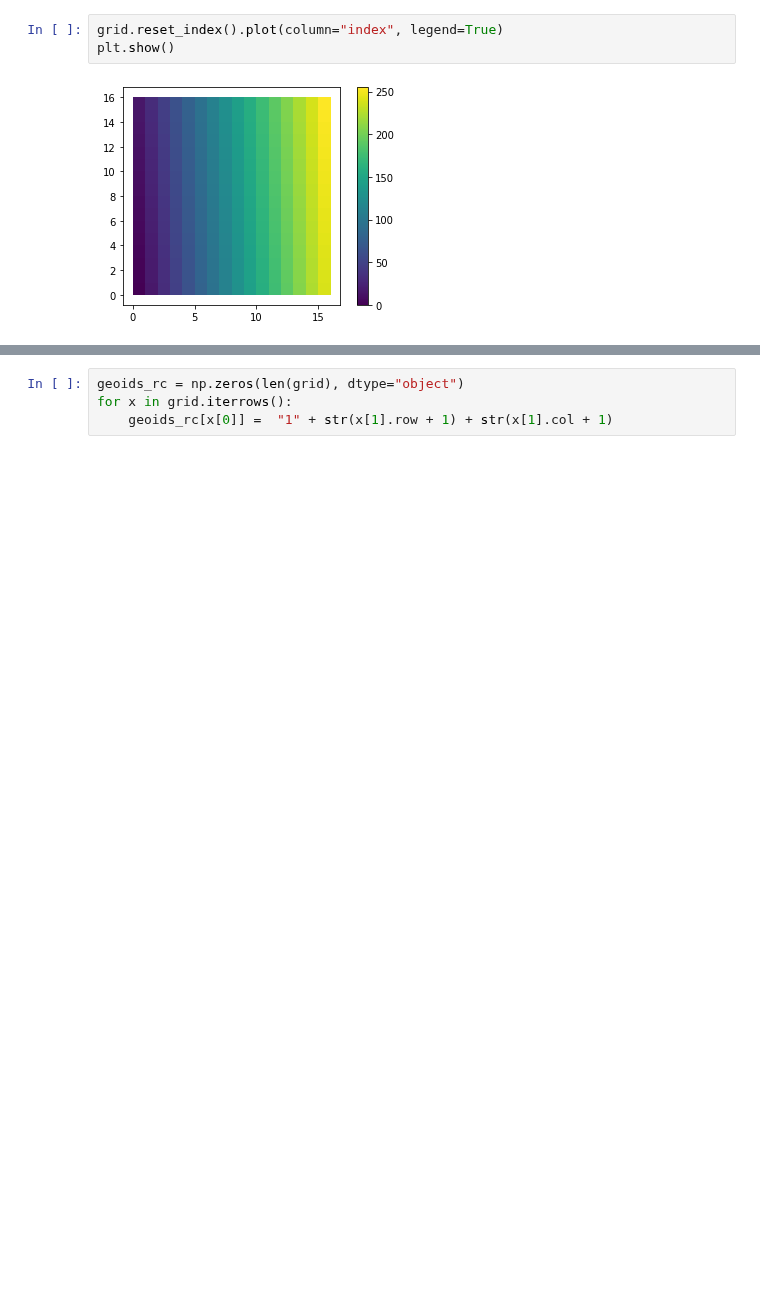
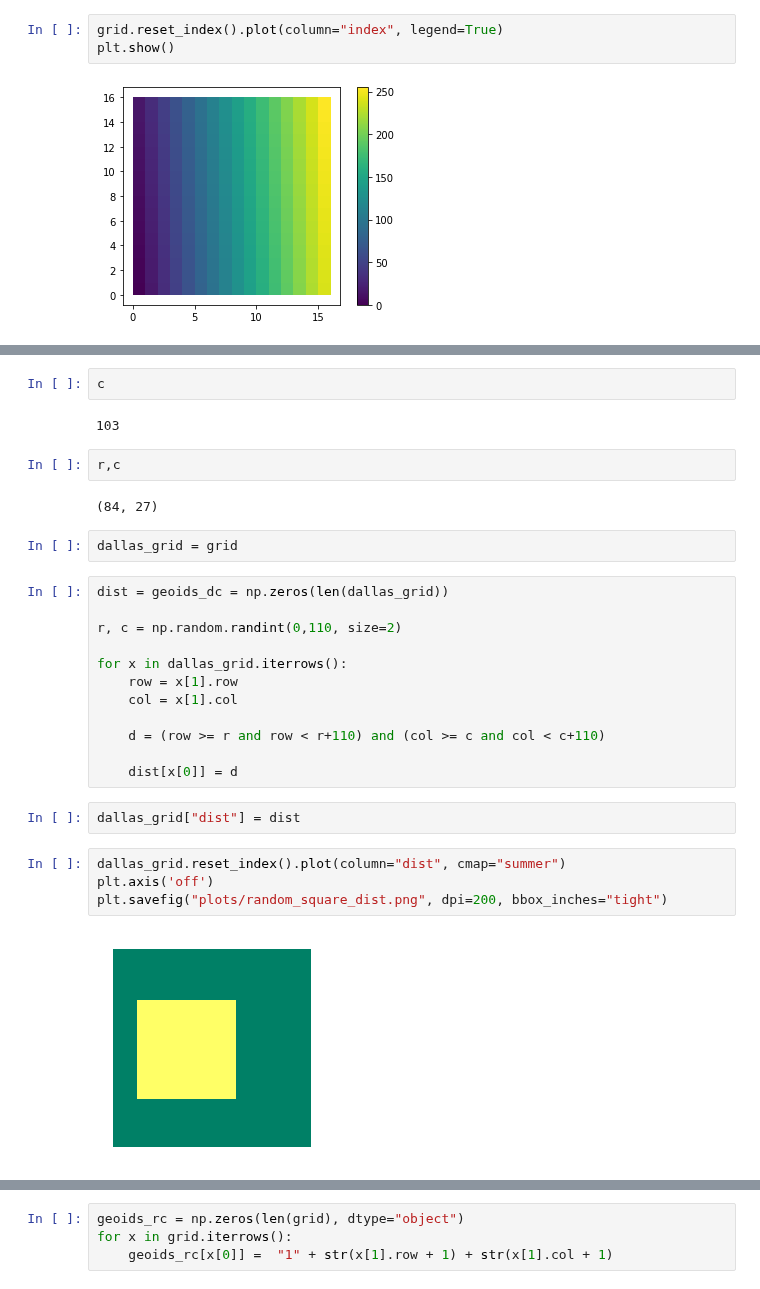
Before and after one commit to mggg/census-diff-privacy, a Jupyter notebook: hierarchy_model/grid_hierarchy_model.ipynb, the cells around one changed output, grey strips where cells are left out. Drawn from its saved outputs; the diff is of its cells as text; blank space fills up the shorter version.

```diff
--- a/hierarchy_model/grid_hierarchy_model.ipynb
+++ b/hierarchy_model/grid_hierarchy_model.ipynb
@@ -41,0 +112,30 @@ plt.show()
+# %%
+c
+# %% [output]
+103
+# %%
+r,c
+# %% [output]
+(84, 27)
+# %%
+dallas_grid = grid
+# %%
+dist = geoids_dc = np.zeros(len(dallas_grid))
+
+r, c = np.random.randint(0,110, size=2)
+
+for x in dallas_grid.iterrows():
+    row = x[1].row
+    col = x[1].col
+
+    d = (row >= r and row < r+110) and (col >= c and col < c+110)
+
+    dist[x[0]] = d
+# %%
+dallas_grid["dist"] = dist
+# %%
+dallas_grid.reset_index().plot(column="dist", cmap="summer")
+plt.axis('off')
+plt.savefig("plots/random_square_dist.png", dpi=200, bbox_inches="tight")
+# %% [output]
+[figure, added]
```
Also changed, not shown: parts of 31 cells of this notebook, 8 other files.
